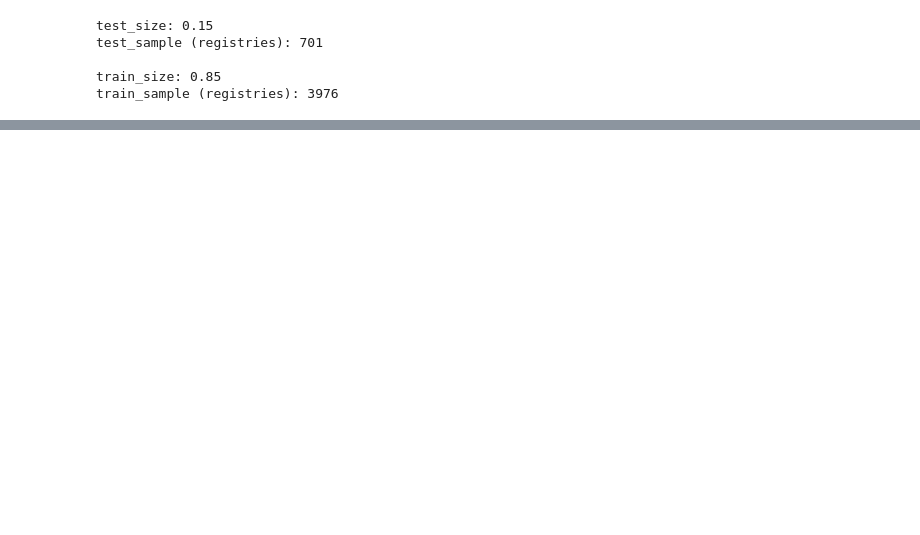
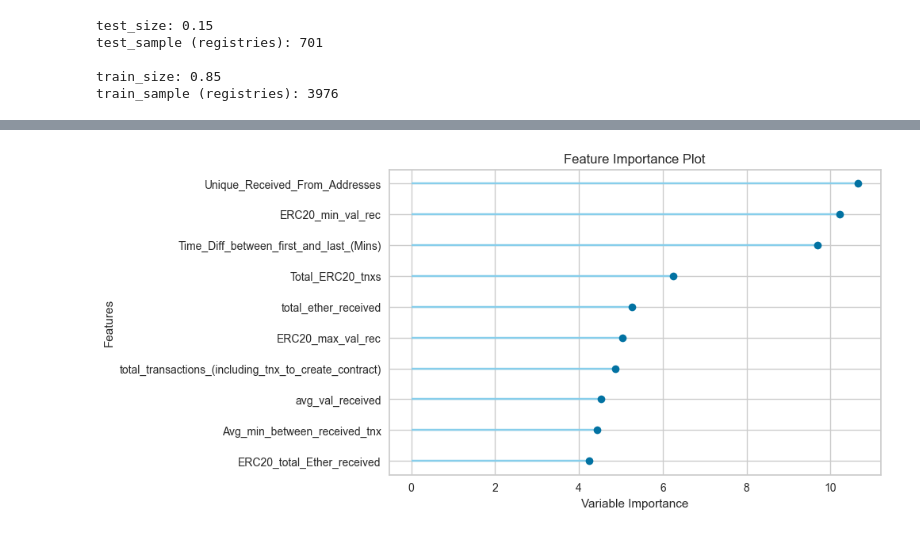
Before and after one commit to henriquetsu/ethereum_laundering, a Jupyter notebook: notebooks/01-business_and_data_understanding_ethereum_v1-suto.ipynb, the cells around one changed output, grey strips where cells are left out. Cells and saved outputs as stored; diff of their text form; code cells hidden in the pictures; blank space fills up the shorter version.

```diff
--- a/notebooks/01-business_and_data_understanding_ethereum_v1-suto.ipynb
+++ b/notebooks/01-business_and_data_understanding_ethereum_v1-suto.ipynb
@@ -352,0 +445,6 @@ exp.plot_model(best, plot='feature')
+# %%
+exp = ClassificationExperiment()
+exp.setup(
+    df_cleaned.loc[lst_train_sample, df_cleaned.select_dtypes(exclude=['object']).columns],
+    target='FLAG', train_size=train_size, session_id=RANDOM_STATE
+);
@@ -352,0 +469,2 @@ exp.plot_model(best, plot='feature')
+# %%
+best = exp.compare_models()
@@ -352,0 +490,3 @@ exp.plot_model(best, plot='feature')
+# %%
+exp.plot_model(best, plot='feature')
+# %% [output]
@@ -352,0 +494 @@ exp.plot_model(best, plot='feature')
+[figure, added]
```
Also changed, not shown: parts of 20 cells of this notebook, 4 other files.
